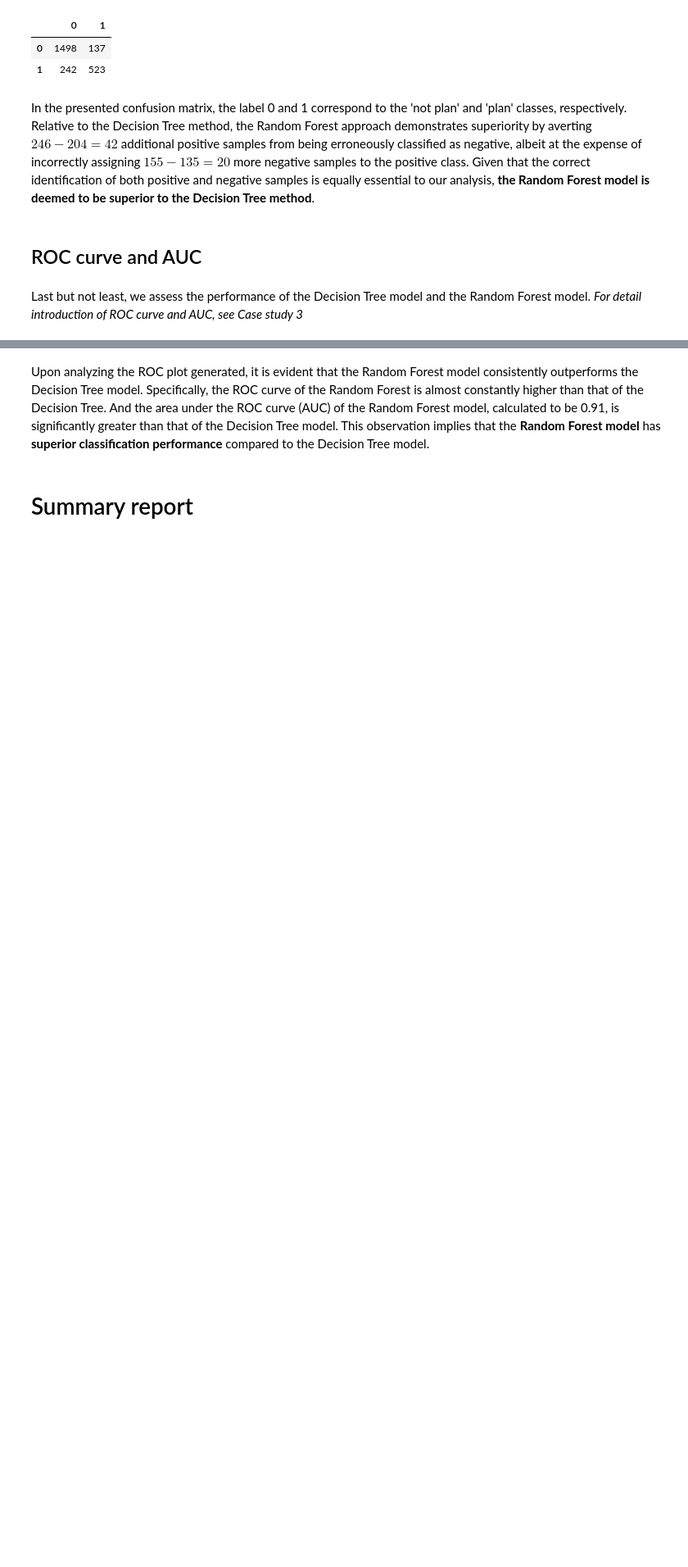
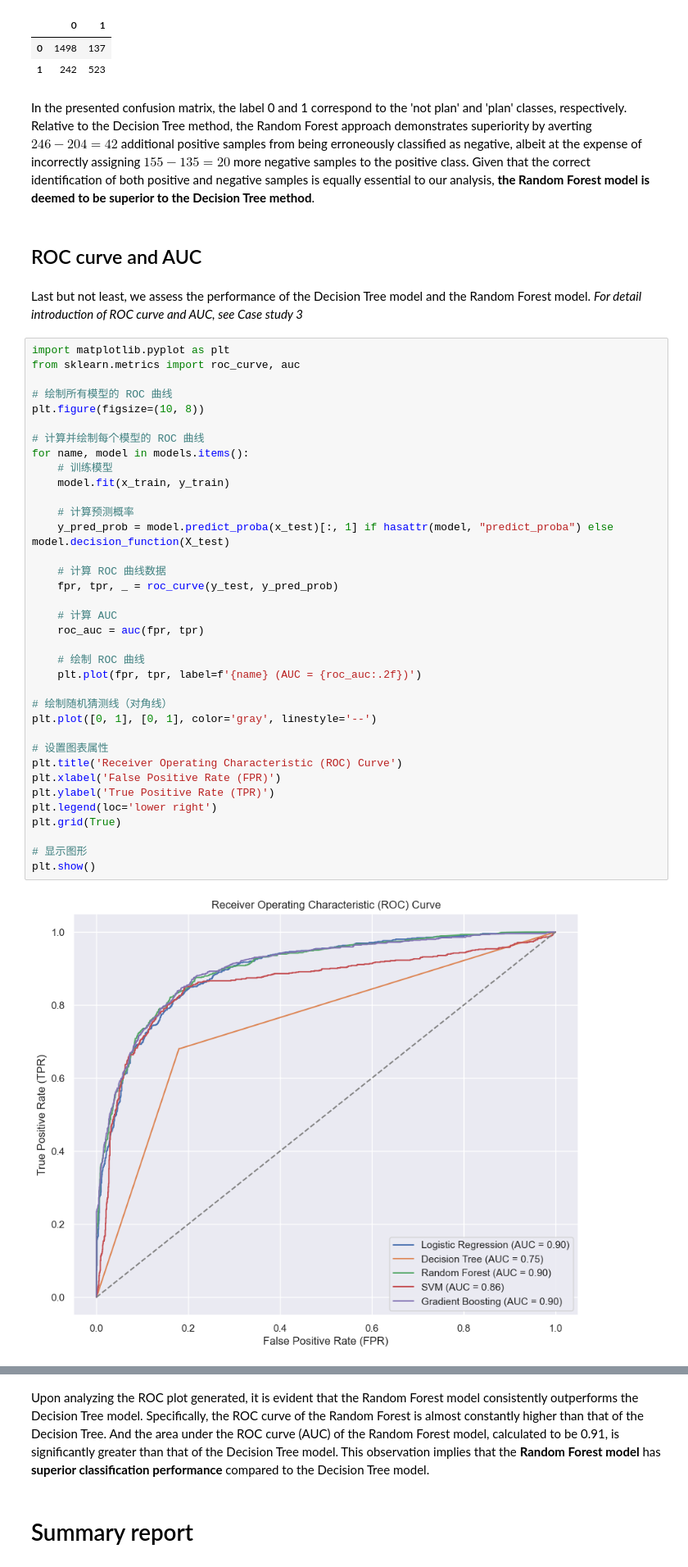
Before and after one commit to Charley-HUANG/Statistical_Data_Mining_Tutorials, a Jupyter notebook: Case study 7 College Attending Plan Modeled by Random Forest/T5_StudyPlan_RandomForest_Ans.ipynb, the cells around one changed output, grey strips where cells are left out. Shown at 82% size. Saved outputs shown, nothing was run; the diff lists cells and outputs as text; blank space fills up the shorter version.

```diff
--- a/Case study 7 College Attending Plan Modeled by Random Forest/T5_StudyPlan_RandomForest_Ans.ipynb
+++ b/Case study 7 College Attending Plan Modeled by Random Forest/T5_StudyPlan_RandomForest_Ans.ipynb
@@ -764,6 +780,44 @@ In the presented confusion matrix, the label 0 and 1 correspond to the 'not plan
 ## ROC curve and AUC
 # %% [markdown]
 Last but not least, we assess the performance of the Decision Tree model and the Random Forest model. *For detail introduction of ROC curve and AUC, see Case study 3*
+# %%
+import matplotlib.pyplot as plt
+from sklearn.metrics import roc_curve, auc
+
+# 绘制所有模型的 ROC 曲线
+plt.figure(figsize=(10, 8))
+
+# 计算并绘制每个模型的 ROC 曲线
+for name, model in models.items():
+    # 训练模型
+    model.fit(x_train, y_train)
+
+    # 计算预测概率
+    y_pred_prob = model.predict_proba(x_test)[:, 1] if hasattr(model, "predict_proba") else model.decision_function(X_test)
+
+    # 计算 ROC 曲线数据
+    fpr, tpr, _ = roc_curve(y_test, y_pred_prob)
+
+    # 计算 AUC
+    roc_auc = auc(fpr, tpr)
+
+    # 绘制 ROC 曲线
+    plt.plot(fpr, tpr, label=f'{name} (AUC = {roc_auc:.2f})')
+
+# 绘制随机猜测线（对角线）
+plt.plot([0, 1], [0, 1], color='gray', linestyle='--')
+
+# 设置图表属性
+plt.title('Receiver Operating Characteristic (ROC) Curve')
+plt.xlabel('False Positive Rate (FPR)')
+plt.ylabel('True Positive Rate (TPR)')
+plt.legend(loc='lower right')
+plt.grid(True)
+
+# 显示图形
+plt.show()
+# %% [output]
+[figure, added]
 # %%
 import matplotlib.pyplot as plt
 from sklearn.svm import SVC
```
Also changed, not shown: parts of 6 cells of this notebook.
